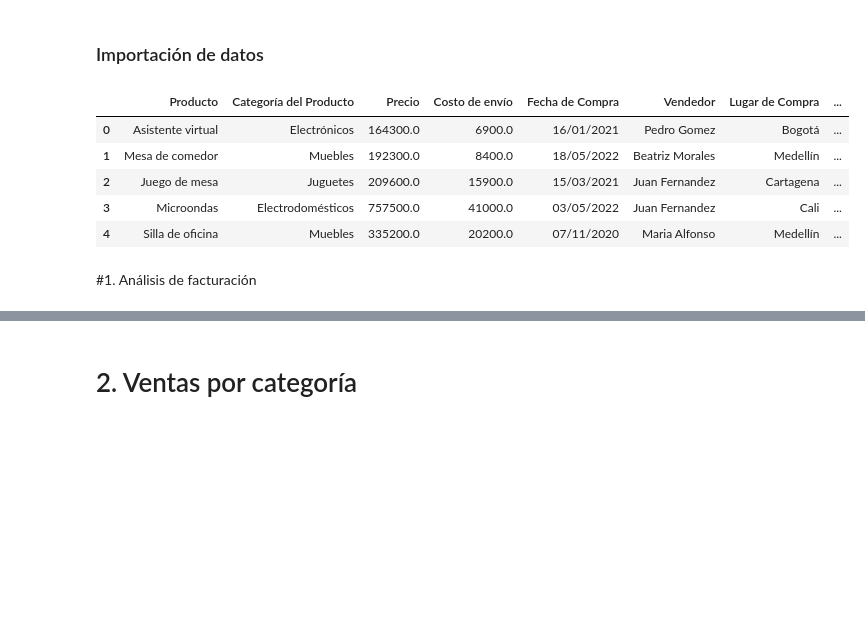
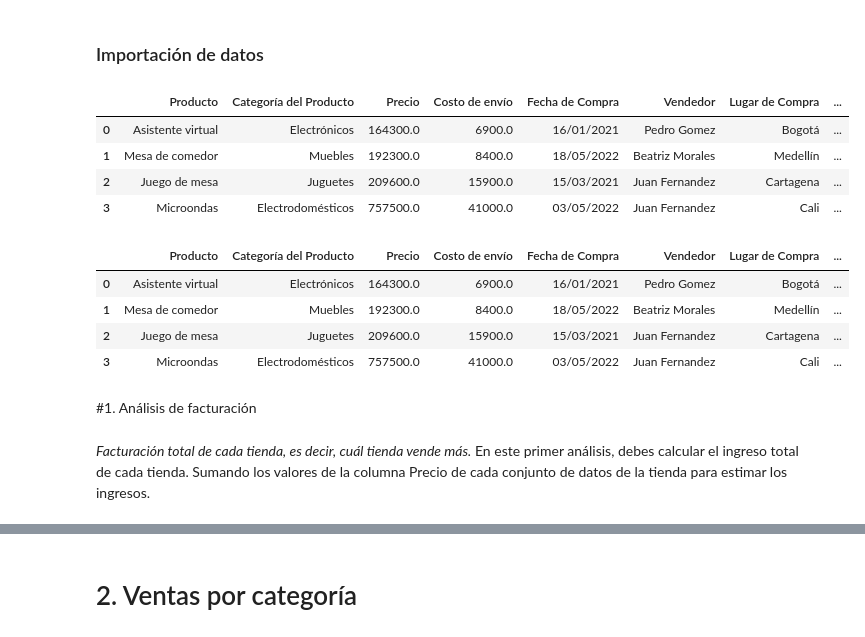
Before and after one commit to shivyu/ChallengePythonSilviaGranados, a Jupyter notebook: AluraStoreLatam_SilviaGranados.ipynb, the cells around one changed output, grey strips where cells are left out. Cells and saved outputs as stored; diff of their text form; code cells hidden in the pictures; blank space fills up the shorter version.

```diff
--- a/AluraStoreLatam_SilviaGranados.ipynb
+++ b/AluraStoreLatam_SilviaGranados.ipynb
@@ -3,23 +3,41 @@
 # %%
 import pandas as pd
 
 url = "https://raw.githubusercontent.com/alura-es-cursos/challenge1-data-science-latam/refs/heads/main/base-de-datos-challenge1-latam/tienda_1%20.csv"
 url2 = "https://raw.githubusercontent.com/alura-es-cursos/challenge1-data-science-latam/refs/heads/main/base-de-datos-challenge1-latam/tienda_2.csv"
 url3 = "https://raw.githubusercontent.com/alura-es-cursos/challenge1-data-science-latam/refs/heads/main/base-de-datos-challenge1-latam/tienda_3.csv"
 url4 = "https://raw.githubusercontent.com/alura-es-cursos/challenge1-data-science-latam/refs/heads/main/base-de-datos-challenge1-latam/tienda_4.csv"
 
-tienda = pd.read_csv(url)
-tienda2 = pd.read_csv(url2)
-tienda3 = pd.read_csv(url3)
-tienda4 = pd.read_csv(url4)
 
-tienda.head()
+# Cargo los archivos CSV
+tienda_1 = pd.read_csv(url)
+tienda_2 = pd.read_csv(url2)
+tienda_3 = pd.read_csv(url3)
+tienda_4 = pd.read_csv(url4)
+
+tienda_1.head(4)
 # %% [output]
 |  | Producto | Categoría del Producto | Precio | Costo de envío | Fecha de Compra | Vendedor | Lugar de Compra | ... |
 | 0 | Asistente virtual | Electrónicos | 164300.0 | 6900.0 | 16/01/2021 | Pedro Gomez | Bogotá | ... |
 | 1 | Mesa de comedor | Muebles | 192300.0 | 8400.0 | 18/05/2022 | Beatriz Morales | Medellín | ... |
 | 2 | Juego de mesa | Juguetes | 209600.0 | 15900.0 | 15/03/2021 | Juan Fernandez | Cartagena | ... |
 | 3 | Microondas | Electrodomésticos | 757500.0 | 41000.0 | 03/05/2022 | Juan Fernandez | Cali | ... |
-| 4 | Silla de oficina | Muebles | 335200.0 | 20200.0 | 07/11/2020 | Maria Alfonso | Medellín | ... |
+# %%
+#Revisar celdas vacías
+
+tienda_1 = tienda_1.dropna()
+tienda_2 = tienda_2.dropna()
+tienda_3 = tienda_3.dropna()
+tienda_4 = tienda_4.dropna()
+tienda_1.head(4)
+# %% [output]
+|  | Producto | Categoría del Producto | Precio | Costo de envío | Fecha de Compra | Vendedor | Lugar de Compra | ... |
+| 0 | Asistente virtual | Electrónicos | 164300.0 | 6900.0 | 16/01/2021 | Pedro Gomez | Bogotá | ... |
+| 1 | Mesa de comedor | Muebles | 192300.0 | 8400.0 | 18/05/2022 | Beatriz Morales | Medellín | ... |
+| 2 | Juego de mesa | Juguetes | 209600.0 | 15900.0 | 15/03/2021 | Juan Fernandez | Cartagena | ... |
+| 3 | Microondas | Electrodomésticos | 757500.0 | 41000.0 | 03/05/2022 | Juan Fernandez | Cali | ... |
 # %% [markdown]
 #1. Análisis de facturación
+# %% [markdown]
+*Facturación total de cada tienda, es decir, cuál tienda vende más.*
+En este primer análisis, debes calcular el ingreso total de cada tienda. Sumando los valores de la columna Precio de cada conjunto de datos de la tienda para estimar los ingresos.
```
Also changed, not shown: parts of 23 cells of this notebook.
